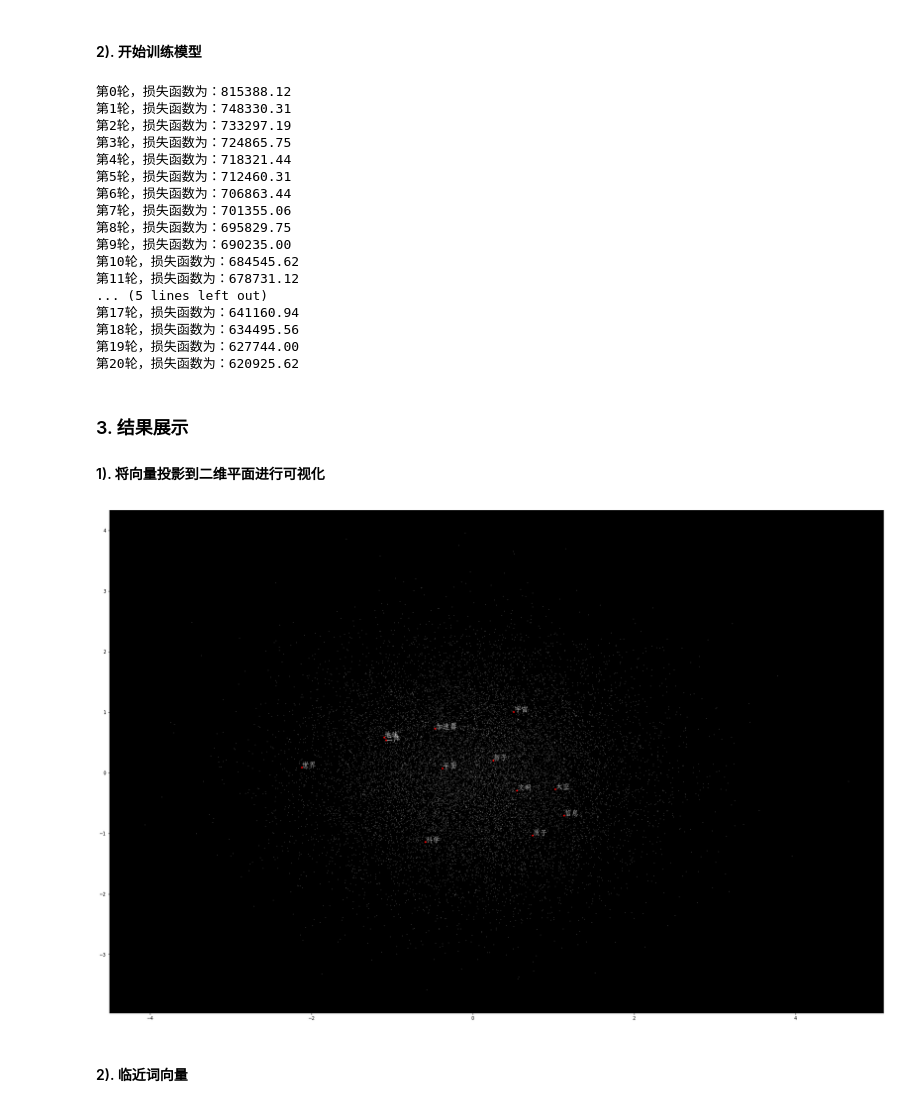
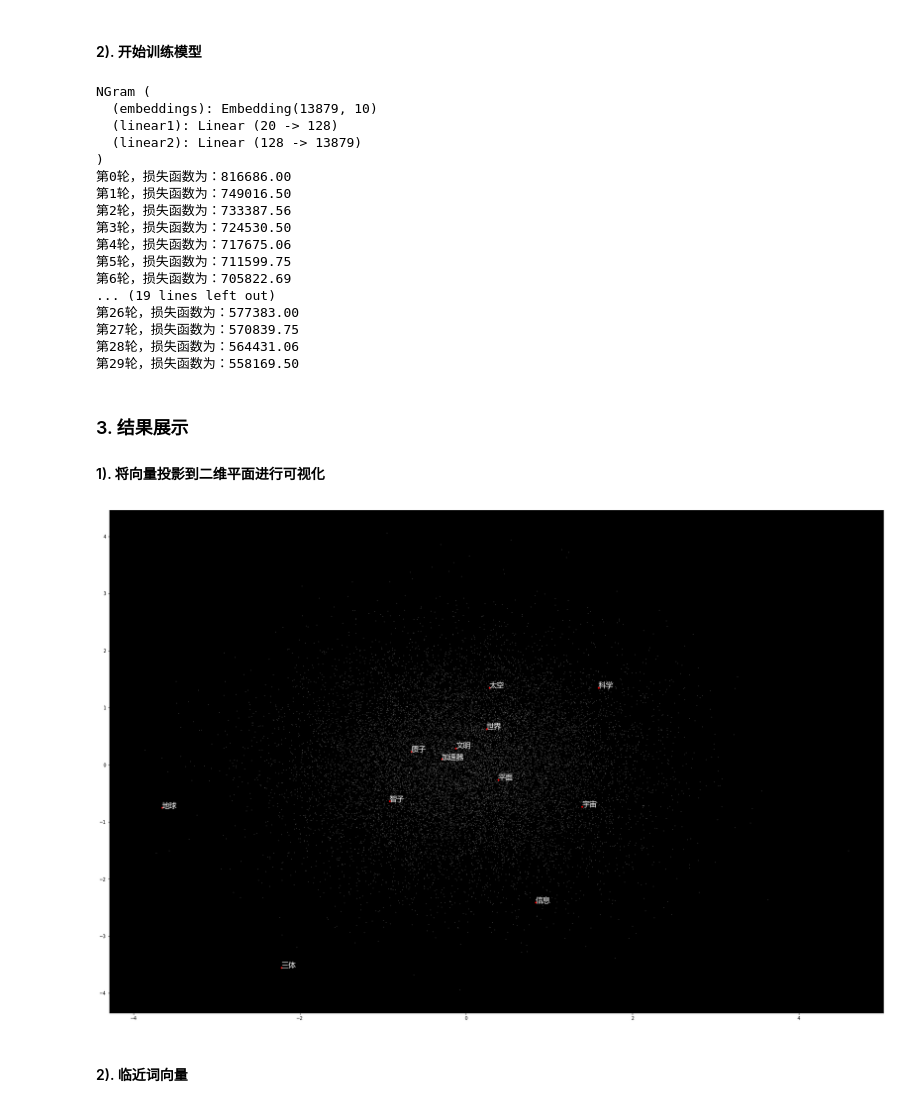
Before and after one commit to liufuyang/deep_learning_tutorial, a Jupyter notebook: jizhi-pytorch-2/word_embedding/WordVector.ipynb, the cells around one changed output. Drawn from its saved outputs; the diff is of its cells as text; code cells hidden in the pictures.

```diff
--- a/jizhi-pytorch-2/word_embedding/WordVector.ipynb
+++ b/jizhi-pytorch-2/word_embedding/WordVector.ipynb
@@ -63,11 +63,11 @@ NGram词向量模型的原理是利用一个人工神经网络来根据前N个
 # %%
 #读入原始文件
 
-f = open("三体.txt", 'r')
+f = open("3body.txt", 'r')
 # 若想加快运行速度，使用下面的语句（选用了三体的其中一章）：
 #f = open("3body.txt", 'r')
 text = str(f.read())
 f.close()
 
-text
+text[0:100]
 # %% [output]
@@ -84,5 +84,5 @@ for i in temp:
     if len(i) > 0:
         words.append(i)
 print(len(words))
-words
+words[0:10]
 # %% [output]
@@ -177,19 +165,20 @@ class NGram(nn.Module):
 # %%
 losses = [] #纪录每一步的损失函数
 criterion = nn.NLLLoss() #运用负对数似然函数作为目标函数（常用于多分类问题的目标函数）
-model = NGram(len(vocab), 10, 2) #定义NGram模型，向量嵌入维数为10维，N（窗口大小）为2
+model = NGram(len(vocab), 10, 2).cuda() #定义NGram模型，向量嵌入维数为10维，N（窗口大小）为2
+print(model)
 optimizer = optim.SGD(model.parameters(), lr=0.001) #使用随机梯度下降算法作为优化器
 
 #循环100个周期
-for epoch in range(100):
-    total_loss = torch.Tensor([0])
+for epoch in range(30):
+    total_loss = torch.Tensor([0]).cuda()
     for context, target in trigrams:
 
         # 准备好输入模型的数据，将词汇映射为编码
         context_idxs = [word_to_idx[w][0] for w in context]
 
         # 包装成PyTorch的Variable
-        context_var = Variable(torch.LongTensor(context_idxs))
+        context_var = Variable(torch.LongTensor(context_idxs)).cuda()
 
         # 清空梯度：注意PyTorch会在调用backward的时候自动积累梯度信息，故而每隔周期要清空梯度信息一次。
         optimizer.zero_grad()
@@ -198,7 +187,7 @@ for epoch in range(100):
         log_probs = model(context_var)
 
         # 计算损失函数，同样需要把目标数据转化为编码，并包装为Variable
-        loss = criterion(log_probs, Variable(torch.LongTensor([word_to_idx[target][0]])))
+        loss = criterion(log_probs, Variable(torch.LongTensor([word_to_idx[target][0]])).cuda())
 
         # 梯度反传
         loss.backward()
@@ -209,57 +198,57 @@ for epoch in range(100):
         # 累加损失函数值
         total_loss += loss.data
     losses.append(total_loss)
-    print('第{}轮，损失函数为：{:.2f}'.format(epoch, total_loss.numpy()[0]))
+    print('第{}轮，损失函数为：{:.2f}'.format(epoch, total_loss.cpu().numpy()[0]))
 # %% [output]
-第0轮，损失函数为：815388.12
-第1轮，损失函数为：748330.31
-第2轮，损失函数为：733297.19
-第3轮，损失函数为：724865.75
-第4轮，损失函数为：718321.44
-第5轮，损失函数为：712460.31
-第6轮，损失函数为：706863.44
-第7轮，损失函数为：701355.06
-第8轮，损失函数为：695829.75
-第9轮，损失函数为：690235.00
-第10轮，损失函数为：684545.62
-第11轮，损失函数为：678731.12
-... (5 lines left out)
-第17轮，损失函数为：641160.94
-第18轮，损失函数为：634495.56
-第19轮，损失函数为：627744.00
-第20轮，损失函数为：620925.62
+NGram (
+  (embeddings): Embedding(13879, 10)
+  (linear1): Linear (20 -> 128)
+  (linear2): Linear (128 -> 13879)
+)
+第0轮，损失函数为：816686.00
+第1轮，损失函数为：749016.50
+第2轮，损失函数为：733387.56
+第3轮，损失函数为：724530.50
+第4轮，损失函数为：717675.06
+第5轮，损失函数为：711599.75
+第6轮，损失函数为：705822.69
+... (19 lines left out)
+第26轮，损失函数为：577383.00
+第27轮，损失函数为：570839.75
+第28轮，损失函数为：564431.06
+第29轮，损失函数为：558169.50
 # %% [markdown]
 ### 3. 结果展示
 #### 1). 将向量投影到二维平面进行可视化
 # %%
 # 从训练好的模型中提取每个单词的向量
-vec = model.extract(Variable(torch.LongTensor([v[0] for v in word_to_idx.values()])))
-vec = vec.data.numpy()
+vec = model.extract(Variable(torch.LongTensor([v[0] for v in word_to_idx.values()]).cuda()))
+vec = vec.cpu().data.numpy()
 
 # 利用PCA算法进行降维
 X_reduced = PCA(n_components=2).fit_transform(vec)
 
 
 # 绘制所有单词向量的二维空间投影
 fig = plt.figure(figsize = (30, 20))
 ax = fig.gca()
 ax.set_facecolor('black')
 ax.plot(X_reduced[:, 0], X_reduced[:, 1], '.', markersize = 1, alpha = 0.4, color = 'white')
 
 
 # 绘制几个特殊单词的向量
 words = ['智子', '地球', '三体', '质子', '科学', '世界', '文明', '太空', '加速器', '平面', '宇宙', '信息']
 
 # 设置中文字体，否则无法在图形上显示中文
-zhfont1 = matplotlib.font_manager.FontProperties(fname='/Library/Fonts/华文仿宋.ttf', size=16)
+zhfont1 = matplotlib.font_manager.FontProperties(fname='/home/fuyang/.fonts/YaHei.Consolas.1.11b.ttf', size=16)
 for w in words:
     if w in word_to_idx:
         ind = word_to_idx[w][0]
         xy = X_reduced[ind]
         plt.plot(xy[0], xy[1], '.', alpha =1, color = 'red')
-        plt.text(xy[0], xy[1], w, fontproperties = zhfont1, alpha = 1, color = 'white')
+        plt.text(xy[0], xy[1], w, fontproperties = zhfont1, alpha = 1, color = 'white') #
 # %% [output]
-[figure, old version]
+[figure, new version]
 # %% [markdown]
 #### 2). 临近词向量
 # %%
```
Also changed, not shown: parts of 15 cells of this notebook, 3 other files.
